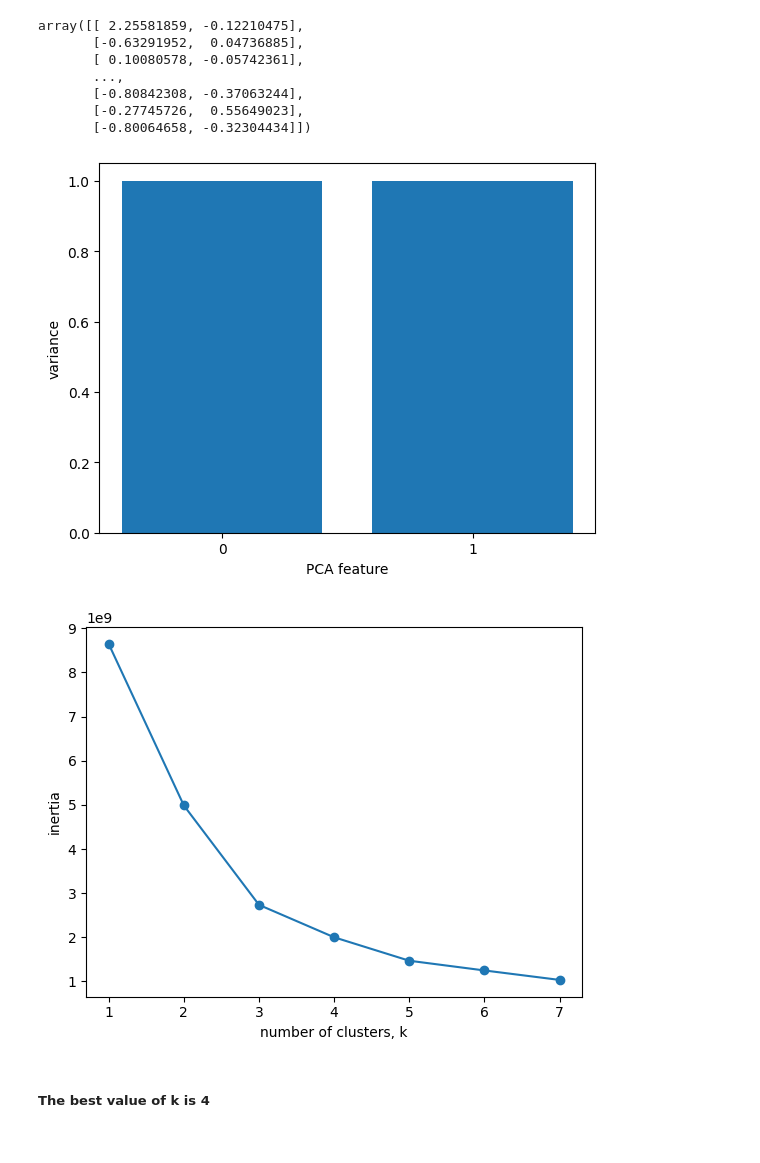
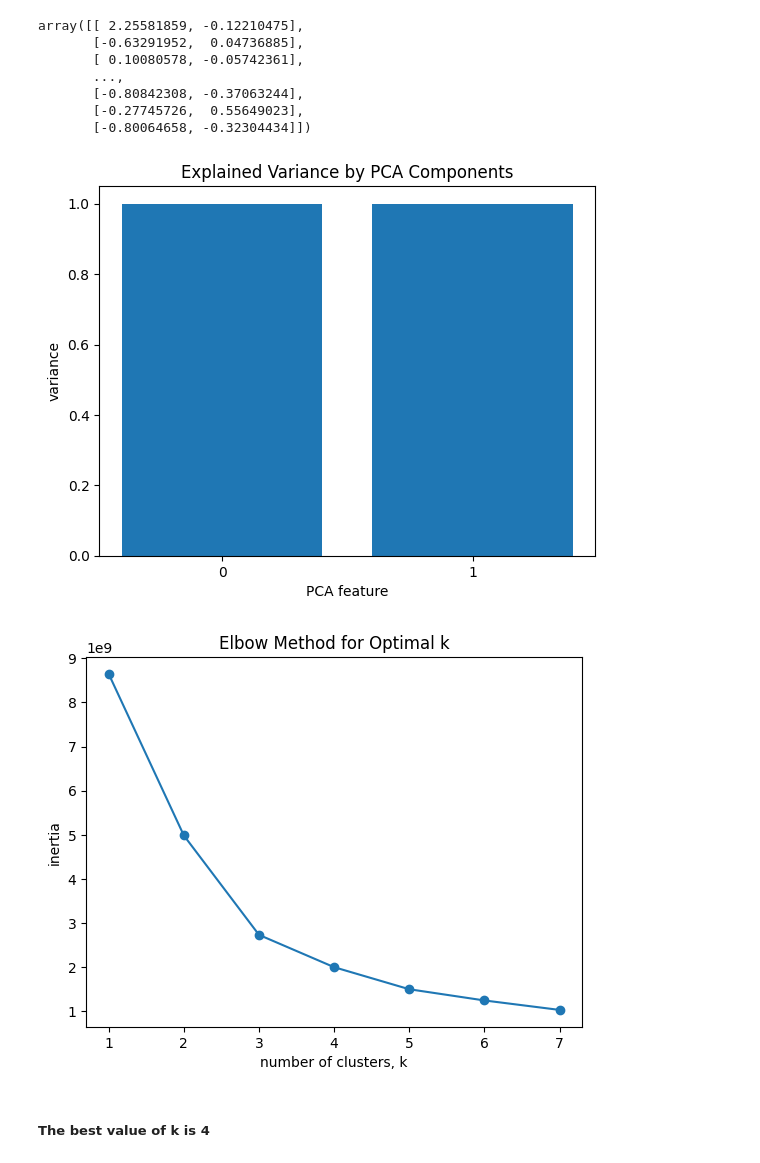
Before and after one commit to AmenAllahHemdani/Unsupervised-first-project, a Jupyter notebook: main.ipynb, the cells around one changed output. Saved outputs shown, nothing was run; the diff lists cells and outputs as text; code cells hidden in the pictures.

Commit message:
add title for graph

```diff
--- a/main.ipynb
+++ b/main.ipynb
@@ -144,21 +144,22 @@ array([[ 2.25581859, -0.12210475],
 # %%
 from sklearn.pipeline import make_pipeline
 import matplotlib.pyplot as plt
 
 pipeline = make_pipeline(scaler,pca)
 
 # Fit the pipeline to 'samples'
 pipeline.fit(pca_features)
 
 # Plot the explained variances
 features = range(pca.n_components_)
 plt.bar(features, pca.explained_variance_)
 plt.xlabel('PCA feature')
 plt.ylabel('variance')
+plt.title("Explained Variance by PCA Components")
 plt.xticks(features)
 plt.show()
 # %% [output]
-[figure, old version]
+[figure, new version]
 # %%
 from sklearn.cluster import KMeans
 
@@ -187,10 +188,11 @@ for k in ks:
 plt.plot(ks, inertias, '-o')
 plt.xlabel('number of clusters, k')
 plt.ylabel('inertia')
+plt.title("Elbow Method for Optimal k")
 plt.xticks(ks)
 plt.show()
 # %% [output]
-[figure, old version]
+[figure, new version]
 # %% [markdown]
 ##### The best value of k is 4
 # %%
```
Also changed, not shown: parts of 1 cell of this notebook.
